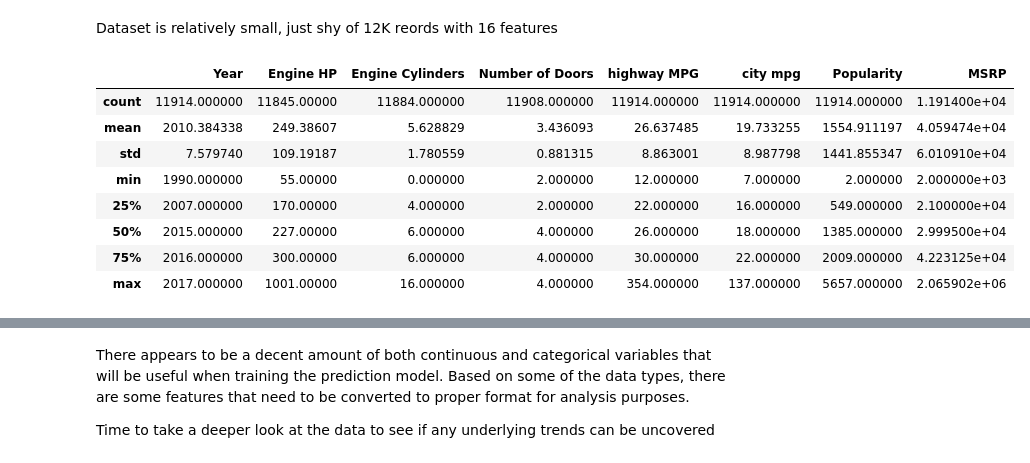
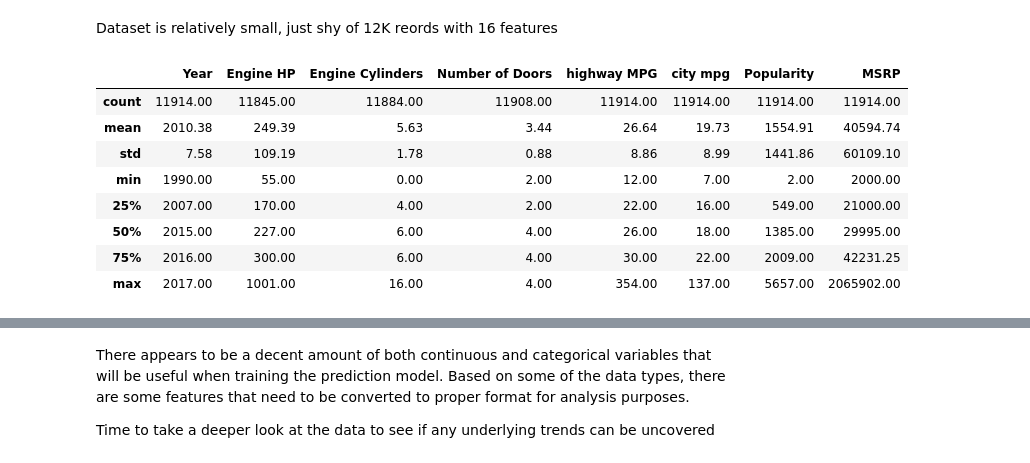
Before and after one commit to MrKimhoff/Python-Car-Price-Prediction, a Jupyter notebook: Python-Used-Car-Price-Prediction.ipynb, the cells around one changed output, grey strips where cells are left out. Drawn from its saved outputs; the diff is of its cells as text; code cells hidden in the pictures.

```diff
--- a/Python-Used-Car-Price-Prediction.ipynb
+++ b/Python-Used-Car-Price-Prediction.ipynb
@@ -36,18 +71,22 @@ df.head()
 df.shape
 # %% [output]
 (11914, 16)
+# %%
+# set display format for floats vice scientific notation
+pd.set_option('display.float_format', lambda x: '%.2f' % x)
 # %% [markdown]
 Dataset is relatively small, just shy of 12K reords with 16 features
 # %%
-# view summary stats of the dataset
+# view summary stats and first few values of each column
+df.head()
 df.describe()
 # %% [output]
 |  | Year | Engine HP | Engine Cylinders | Number of Doors | highway MPG | city mpg | Popularity | MSRP |
-| count | 11914.000000 | 11845.00000 | 11884.000000 | 11908.000000 | 11914.000000 | 11914.000000 | 11914.000000 | 1.191400e+04 |
-| mean | 2010.384338 | 249.38607 | 5.628829 | 3.436093 | 26.637485 | 19.733255 | 1554.911197 | 4.059474e+04 |
-| std | 7.579740 | 109.19187 | 1.780559 | 0.881315 | 8.863001 | 8.987798 | 1441.855347 | 6.010910e+04 |
-| min | 1990.000000 | 55.00000 | 0.000000 | 2.000000 | 12.000000 | 7.000000 | 2.000000 | 2.000000e+03 |
-| 25% | 2007.000000 | 170.00000 | 4.000000 | 2.000000 | 22.000000 | 16.000000 | 549.000000 | 2.100000e+04 |
-| 50% | 2015.000000 | 227.00000 | 6.000000 | 4.000000 | 26.000000 | 18.000000 | 1385.000000 | 2.999500e+04 |
-| 75% | 2016.000000 | 300.00000 | 6.000000 | 4.000000 | 30.000000 | 22.000000 | 2009.000000 | 4.223125e+04 |
-| max | 2017.000000 | 1001.00000 | 16.000000 | 4.000000 | 354.000000 | 137.000000 | 5657.000000 | 2.065902e+06 |
+| count | 11914.00 | 11845.00 | 11884.00 | 11908.00 | 11914.00 | 11914.00 | 11914.00 | 11914.00 |
+| mean | 2010.38 | 249.39 | 5.63 | 3.44 | 26.64 | 19.73 | 1554.91 | 40594.74 |
+| std | 7.58 | 109.19 | 1.78 | 0.88 | 8.86 | 8.99 | 1441.86 | 60109.10 |
+| min | 1990.00 | 55.00 | 0.00 | 2.00 | 12.00 | 7.00 | 2.00 | 2000.00 |
+| 25% | 2007.00 | 170.00 | 4.00 | 2.00 | 22.00 | 16.00 | 549.00 | 21000.00 |
+| 50% | 2015.00 | 227.00 | 6.00 | 4.00 | 26.00 | 18.00 | 1385.00 | 29995.00 |
+| 75% | 2016.00 | 300.00 | 6.00 | 4.00 | 30.00 | 22.00 | 2009.00 | 42231.25 |
+| max | 2017.00 | 1001.00 | 16.00 | 4.00 | 354.00 | 137.00 | 5657.00 | 2065902.00 |
```
Also changed, not shown: parts of 11 cells of this notebook, 3 other files.
